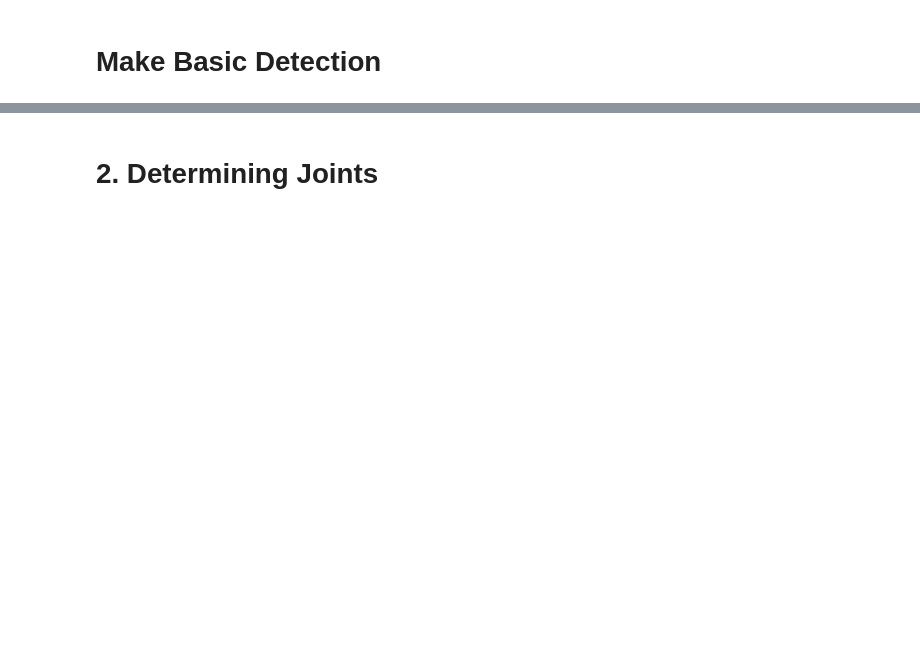
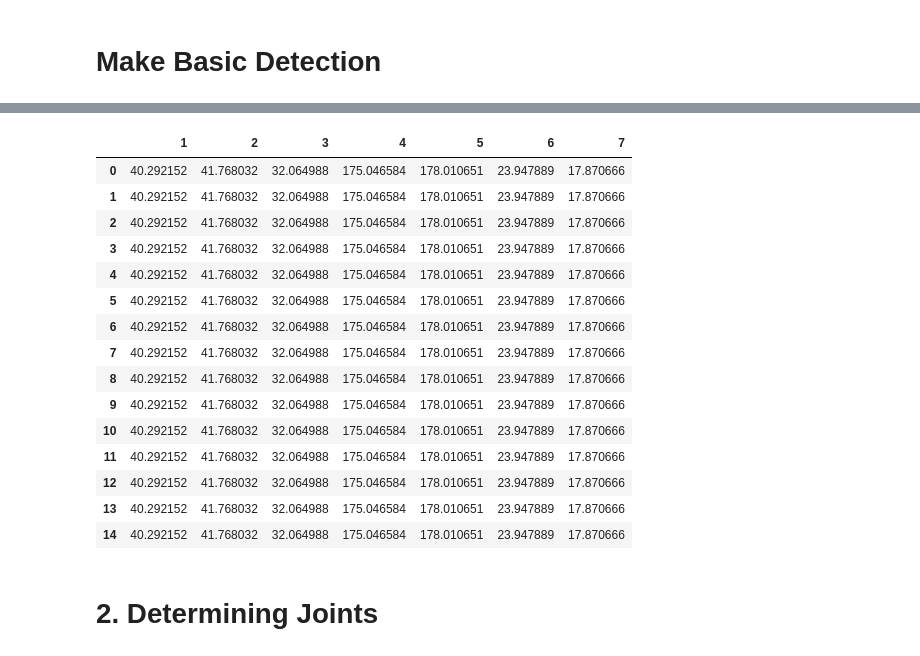
Before and after one commit to siddzzshetty/Rehabilitation-System, a Jupyter notebook: backend.ipynb, the cells around one changed output, grey strips where cells are left out. Saved outputs shown, nothing was run; the diff lists cells and outputs as text; code cells hidden in the pictures; blank space fills up the shorter version.

```diff
--- a/backend.ipynb
+++ b/backend.ipynb
@@ -686,0 +591,20 @@ with mp_pose.Pose(min_detection_confidence=0.5, min_tracking_confidence=0.5, mod
+# %%
+df.loc[len(df)] = data
+df
+# %% [output]
+|  | 1 | 2 | 3 | 4 | 5 | 6 | 7 |
+| 0 | 40.292152 | 41.768032 | 32.064988 | 175.046584 | 178.010651 | 23.947889 | 17.870666 |
+| 1 | 40.292152 | 41.768032 | 32.064988 | 175.046584 | 178.010651 | 23.947889 | 17.870666 |
+| 2 | 40.292152 | 41.768032 | 32.064988 | 175.046584 | 178.010651 | 23.947889 | 17.870666 |
+| 3 | 40.292152 | 41.768032 | 32.064988 | 175.046584 | 178.010651 | 23.947889 | 17.870666 |
+| 4 | 40.292152 | 41.768032 | 32.064988 | 175.046584 | 178.010651 | 23.947889 | 17.870666 |
+| 5 | 40.292152 | 41.768032 | 32.064988 | 175.046584 | 178.010651 | 23.947889 | 17.870666 |
+| 6 | 40.292152 | 41.768032 | 32.064988 | 175.046584 | 178.010651 | 23.947889 | 17.870666 |
+| 7 | 40.292152 | 41.768032 | 32.064988 | 175.046584 | 178.010651 | 23.947889 | 17.870666 |
+| 8 | 40.292152 | 41.768032 | 32.064988 | 175.046584 | 178.010651 | 23.947889 | 17.870666 |
+| 9 | 40.292152 | 41.768032 | 32.064988 | 175.046584 | 178.010651 | 23.947889 | 17.870666 |
+| 10 | 40.292152 | 41.768032 | 32.064988 | 175.046584 | 178.010651 | 23.947889 | 17.870666 |
+| 11 | 40.292152 | 41.768032 | 32.064988 | 175.046584 | 178.010651 | 23.947889 | 17.870666 |
+| 12 | 40.292152 | 41.768032 | 32.064988 | 175.046584 | 178.010651 | 23.947889 | 17.870666 |
+| 13 | 40.292152 | 41.768032 | 32.064988 | 175.046584 | 178.010651 | 23.947889 | 17.870666 |
+| 14 | 40.292152 | 41.768032 | 32.064988 | 175.046584 | 178.010651 | 23.947889 | 17.870666 |
```
Also changed, not shown: parts of 24 cells of this notebook, 3 other files.
